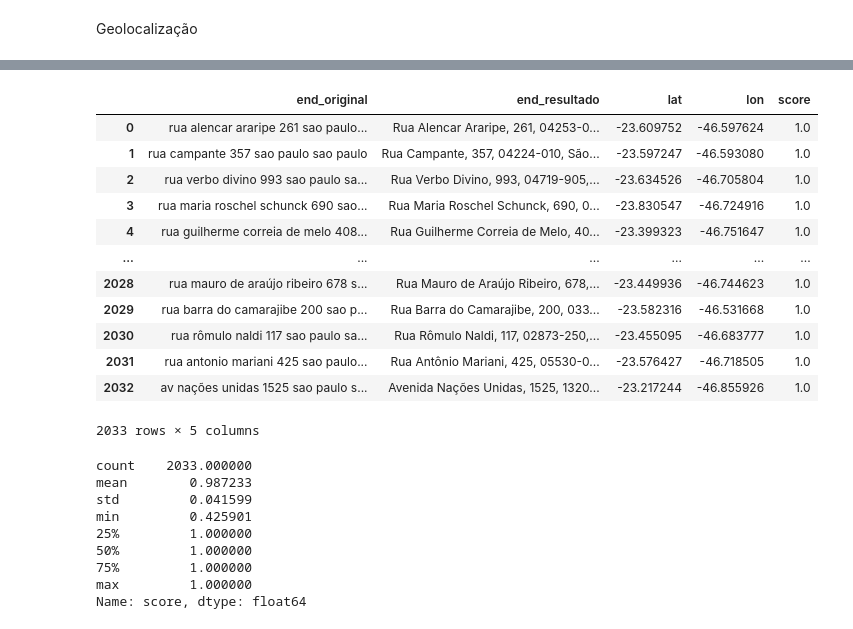
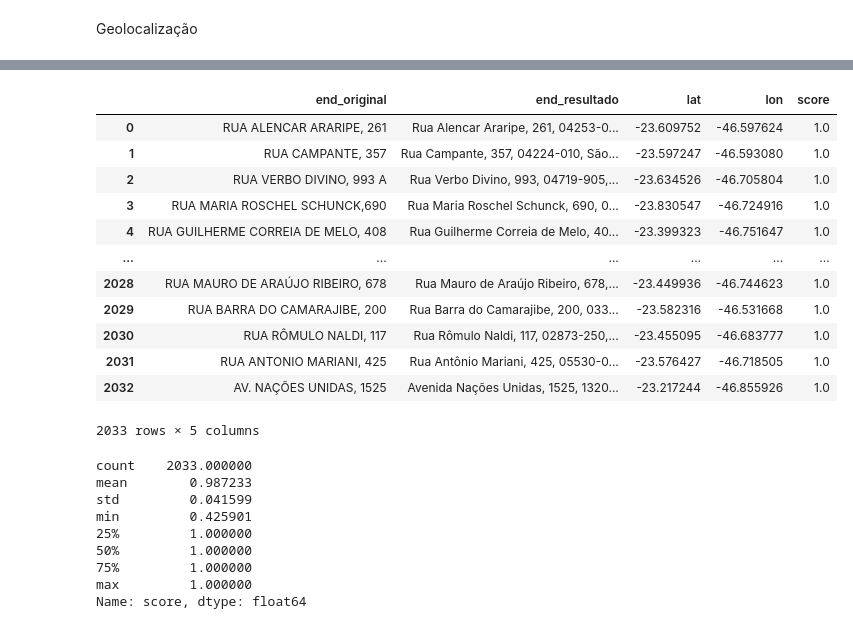
Before and after one commit to sepep-pmsp/parlamentares_sp, a Jupyter notebook: 05_locais_votacao.ipynb, the cells around one changed output, grey strips where cells are left out. Drawn from its saved outputs; the diff is of its cells as text; code cells hidden in the pictures.

Commit message:
geoloc dos locais de votacao e extracao dos distritos geosampa

```diff
--- a/05_locais_votacao.ipynb
+++ b/05_locais_votacao.ipynb
@@ -11,6 +11,8 @@ from io import BytesIO
 from utils.save_csv import save_csv
 from utils.geoloc import azure_maps_address_search
 from config import data_folder
+
+pd.set_option('display.max_columns', None)
 # %% [markdown]
 Extração
 # %%
@@ -94,43 +131,44 @@ Searching Azure Maps:  https://atlas.microsoft.com/search/address/structured/jso
 # %%
 dados = []
 
 for item in resp:
-    original = item.get("summary", {}).get("query", None)
+    #original = item.get("summary", {}).get("query", None)
+    original = locais_votacao_sp['DS_LOCAL_VOTACAO_ENDERECO'].unique()[resp.index(item)]
     results = item.get("results", [])
 
     if results:
         best = results[0]
         free = best.get("address", {}).get("freeformAddress")
         lat = best.get("position", {}).get("lat")
         lon = best.get("position", {}).get("lon")
         score = best.get("score")
 
     else:
         free = lat = lon = score = None
 
     dados.append({
         "end_original": original,
         "end_resultado": free,
         "lat": lat,
         "lon": lon,
         "score": score
     })
 
 geo_locais = pd.DataFrame(dados)
 geo_locais
 # %% [output]
 |  | end_original | end_resultado | lat | lon | score |
-| 0 | rua alencar araripe 261 sao paulo... | Rua Alencar Araripe, 261, 04253-0... | -23.609752 | -46.597624 | 1.0 |
-| 1 | rua campante 357 sao paulo sao paulo | Rua Campante, 357, 04224-010, São... | -23.597247 | -46.593080 | 1.0 |
-| 2 | rua verbo divino 993 sao paulo sa... | Rua Verbo Divino, 993, 04719-905,... | -23.634526 | -46.705804 | 1.0 |
-| 3 | rua maria roschel schunck 690 sao... | Rua Maria Roschel Schunck, 690, 0... | -23.830547 | -46.724916 | 1.0 |
-| 4 | rua guilherme correia de melo 408... | Rua Guilherme Correia de Melo, 40... | -23.399323 | -46.751647 | 1.0 |
+| 0 | RUA ALENCAR ARARIPE, 261 | Rua Alencar Araripe, 261, 04253-0... | -23.609752 | -46.597624 | 1.0 |
+| 1 | RUA CAMPANTE, 357 | Rua Campante, 357, 04224-010, São... | -23.597247 | -46.593080 | 1.0 |
+| 2 | RUA VERBO DIVINO, 993 A | Rua Verbo Divino, 993, 04719-905,... | -23.634526 | -46.705804 | 1.0 |
+| 3 | RUA MARIA ROSCHEL SCHUNCK,690 | Rua Maria Roschel Schunck, 690, 0... | -23.830547 | -46.724916 | 1.0 |
+| 4 | RUA GUILHERME CORREIA DE MELO, 408 | Rua Guilherme Correia de Melo, 40... | -23.399323 | -46.751647 | 1.0 |
 | ... | ... | ... | ... | ... | ... |
-| 2028 | rua mauro de araújo ribeiro 678 s... | Rua Mauro de Araújo Ribeiro, 678,... | -23.449936 | -46.744623 | 1.0 |
-| 2029 | rua barra do camarajibe 200 sao p... | Rua Barra do Camarajibe, 200, 033... | -23.582316 | -46.531668 | 1.0 |
-| 2030 | rua rômulo naldi 117 sao paulo sa... | Rua Rômulo Naldi, 117, 02873-250,... | -23.455095 | -46.683777 | 1.0 |
-| 2031 | rua antonio mariani 425 sao paulo... | Rua Antônio Mariani, 425, 05530-0... | -23.576427 | -46.718505 | 1.0 |
-| 2032 | av nações unidas 1525 sao paulo s... | Avenida Nações Unidas, 1525, 1320... | -23.217244 | -46.855926 | 1.0 |
+| 2028 | RUA MAURO DE ARAÚJO RIBEIRO, 678 | Rua Mauro de Araújo Ribeiro, 678,... | -23.449936 | -46.744623 | 1.0 |
+| 2029 | RUA BARRA DO CAMARAJIBE, 200 | Rua Barra do Camarajibe, 200, 033... | -23.582316 | -46.531668 | 1.0 |
+| 2030 | RUA RÔMULO NALDI, 117 | Rua Rômulo Naldi, 117, 02873-250,... | -23.455095 | -46.683777 | 1.0 |
+| 2031 | RUA ANTONIO MARIANI, 425 | Rua Antônio Mariani, 425, 05530-0... | -23.576427 | -46.718505 | 1.0 |
+| 2032 | AV. NAÇÕES UNIDAS, 1525 | Avenida Nações Unidas, 1525, 1320... | -23.217244 | -46.855926 | 1.0 |
 2033 rows × 5 columns
 # %%
 geo_locais['score'].describe()
```
Also changed, not shown: parts of 13 cells of this notebook, 4 other files.
